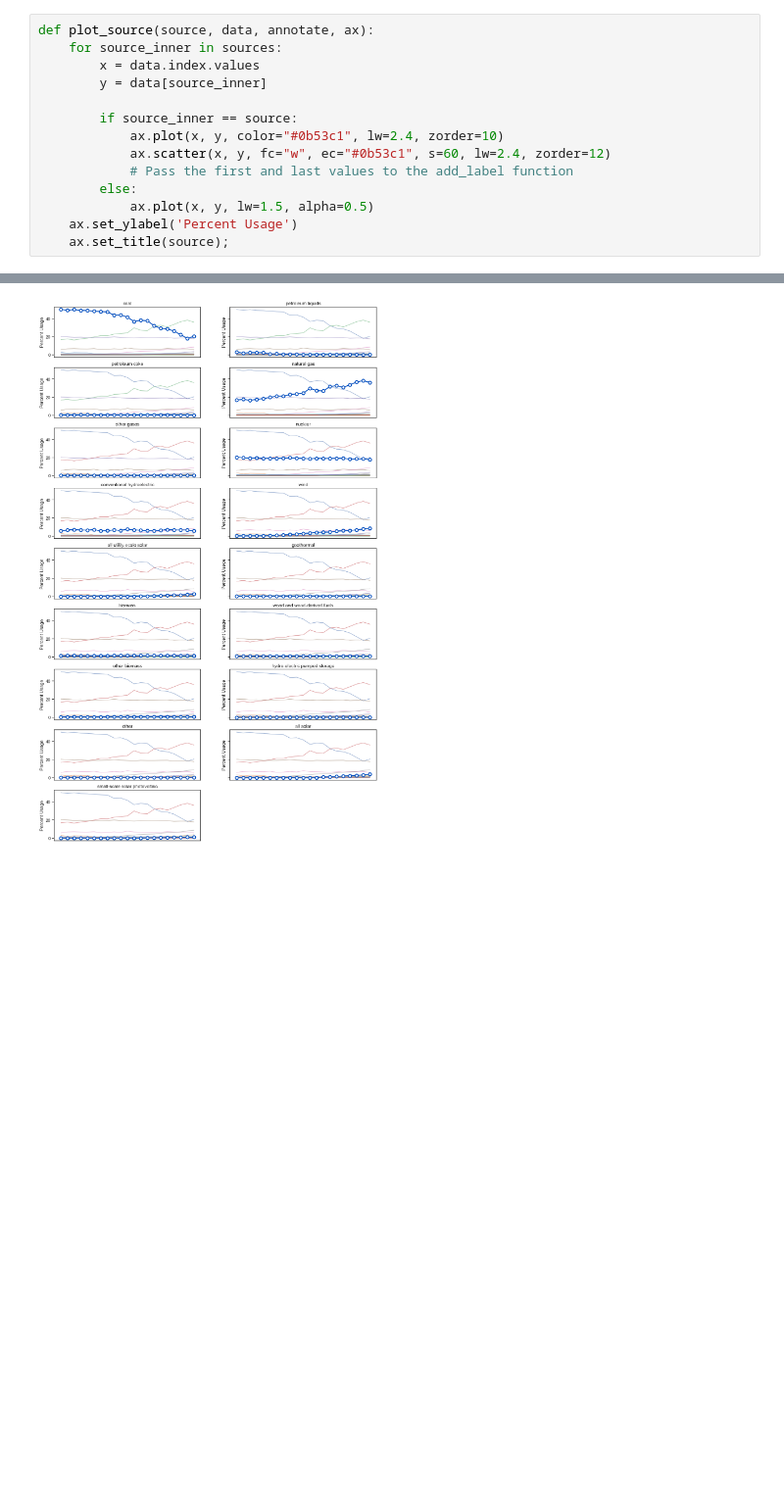
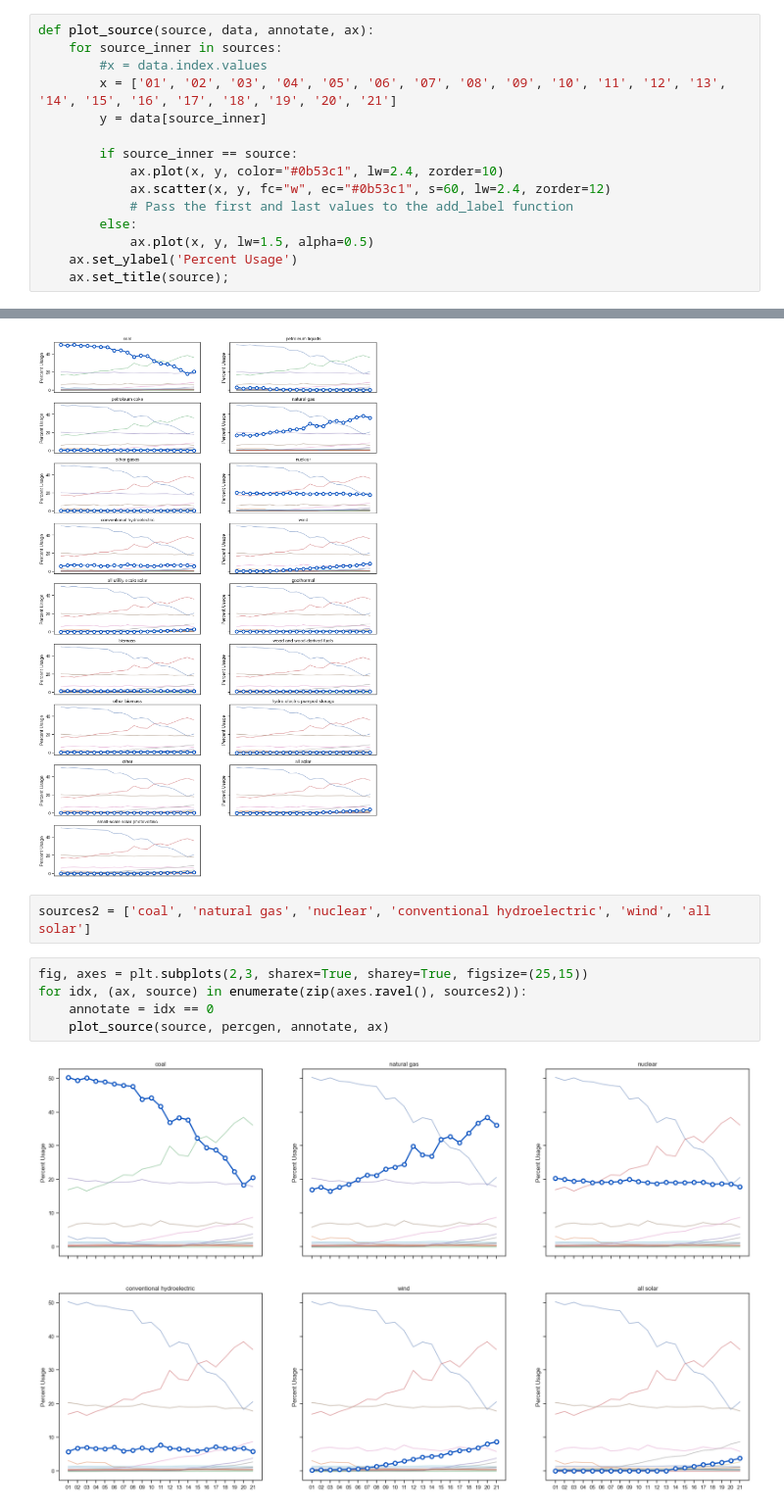
Before and after one commit to AlexandreSeb97/CIV190-Fall22-FinalProject, a Jupyter notebook: analysis_notebook.ipynb, the cells around one changed output, grey strips where cells are left out. Shown at 98% size. Saved outputs shown, nothing was run; the diff lists cells and outputs as text; blank space fills up the shorter version.

```diff
--- a/analysis_notebook.ipynb
+++ b/analysis_notebook.ipynb
@@ -318,7 +318,8 @@ ax.set_title('Net generation share (%) from sources in California');
 # %%
 def plot_source(source, data, annotate, ax):
     for source_inner in sources:
-        x = data.index.values
+        #x = data.index.values
+        x = ['01', '02', '03', '04', '05', '06', '07', '08', '09', '10', '11', '12', '13', '14', '15', '16', '17', '18', '19', '20', '21']
         y = data[source_inner]
 
         if source_inner == source:
@@ -338,3 +339,12 @@ for idx, (ax, source) in enumerate(zip(axes.ravel(), sources)):
 fig.delaxes(axes.flat[-1])
 # %% [output]
 [figure]
+# %%
+sources2 = ['coal', 'natural gas', 'nuclear', 'conventional hydroelectric', 'wind', 'all solar']
+# %%
+fig, axes = plt.subplots(2,3, sharex=True, sharey=True, figsize=(25,15))
+for idx, (ax, source) in enumerate(zip(axes.ravel(), sources2)):
+    annotate = idx == 0
+    plot_source(source, percgen, annotate, ax)
+# %% [output]
+[figure, added]
```
Also changed, not shown: parts of 3 cells of this notebook, 1 other file.
